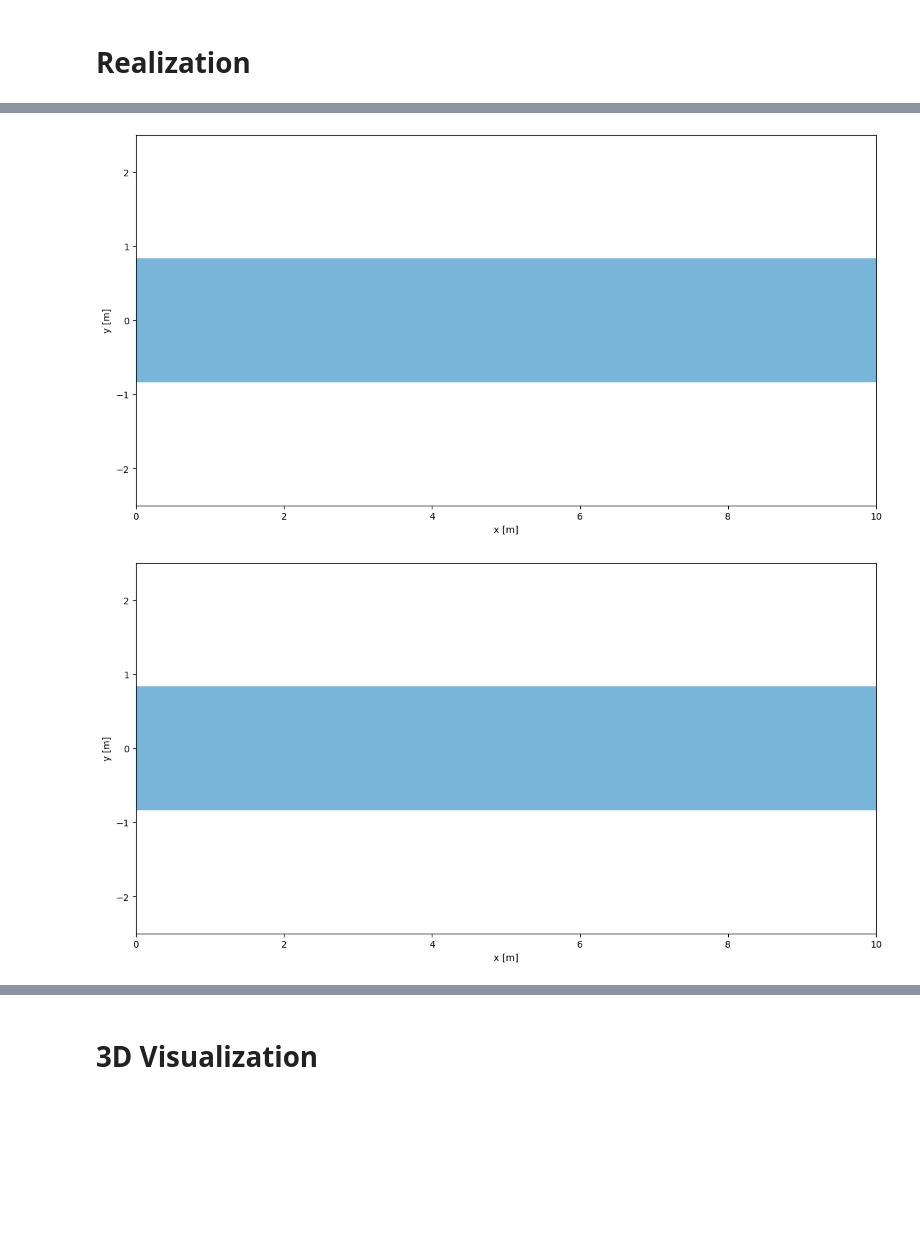
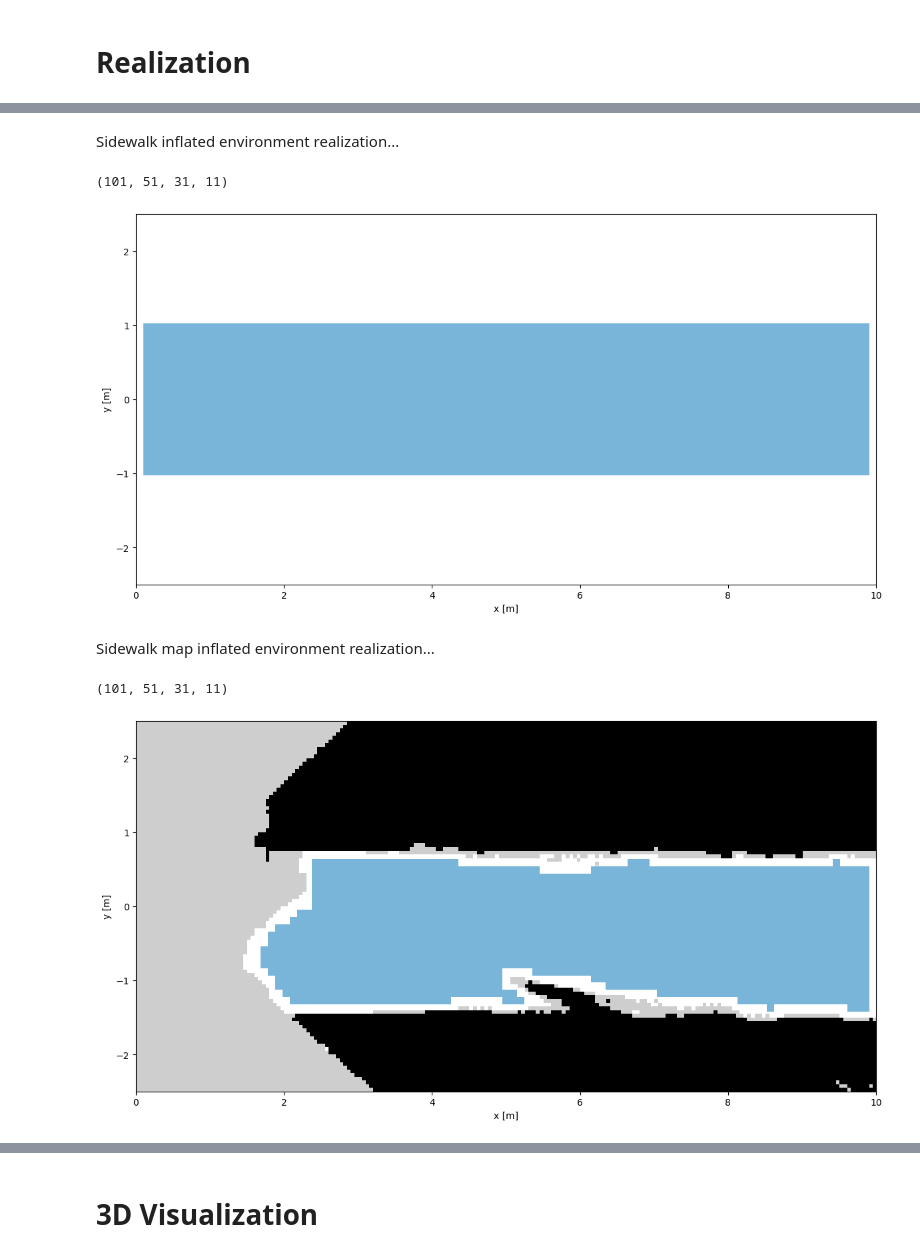
Before and after one commit to sulthansf/pyspect, a Jupyter notebook: examples/sidewalk_demo.ipynb, the cells around one changed output, grey strips where cells are left out. Cells and saved outputs as stored; diff of their text form; code cells hidden in the pictures; blank space fills up the shorter version.

```diff
--- a/examples/sidewalk_demo.ipynb
+++ b/examples/sidewalk_demo.ipynb
@@ -187,7 +205,7 @@ def load_vf_from_map(grid, map_path, map_res, map_origin, XY_dims=(0, 1)):
 
     # Initialize the value function
     xy_vf = np.zeros(grid.shape[:2])
-    print(xy_vf.shape)
+    num_outside_map = 0
 
     # Fill the value function with the occupancy grid map
     for i in range(xy_vf.shape[0]):
@@ -197,6 +215,11 @@ def load_vf_from_map(grid, map_path, map_res, map_origin, XY_dims=(0, 1)):
             i_map, j_map = grid_to_map(x, y)
             if is_inside_map(i_map, j_map):
                 xy_vf[i, j] = map_data[i_map, j_map]
+            else:
+                num_outside_map += 1
+
+    if num_outside_map > 0:
+        print(f'Warning: {num_outside_map} points are outside the map.')
 
     # Return the correct shape of the value function
     slices = (...,) + (np.newaxis,) * (grid.ndim - 2)
@@ -354,26 +425,33 @@ fig.show()
+# %% [markdown]
+Sidewalk inflated environment realization...
 # %%
 impl = HJImpl(reach_dynamics, grid, 1)
 impl.set_axes_names('x', 'y', 'a', 'v')
 
-out = Always(sidewalk).realize(impl)
+out_inf = Always(sidewalk_inflated).realize(impl)
 
 fig = new_map(
-    ('Blues', impl.project_onto(out[0], 0, 1, union=False)),
+    ('Blues', impl.project_onto(out_inf[0], 0, 1, union=True)),
     min_bounds=min_bounds, max_bounds=max_bounds,
 )
 fig.show()
 # %% [output]
+(101, 51, 31, 11)
-[figure, old version]
+[figure, new version]
+# %% [markdown]
+Sidewalk map inflated environment realization...
 # %%
 impl = HJImpl(reach_dynamics, grid, 1)
 impl.set_axes_names('x', 'y', 'a', 'v')
 
-out_alt = Always(sidewalk_alt).realize(impl)
+out_map_inf = Always(sidewalk_map_inflated).realize(impl)
 
 fig = new_map(
-    ('Blues', impl.project_onto(out_alt[0], 0, 1, union=False)),
+    ('Blues', impl.project_onto(out_map_inf[0], 0, 1, union=True)),
     min_bounds=min_bounds, max_bounds=max_bounds,
+    background=BACKGROUND_PATH,
 )
 fig.show()
 # %% [output]
+(101, 51, 31, 11)
-[figure, old version]
+[figure, new version]
```
Also changed, not shown: parts of 19 cells of this notebook, 1 other file.
